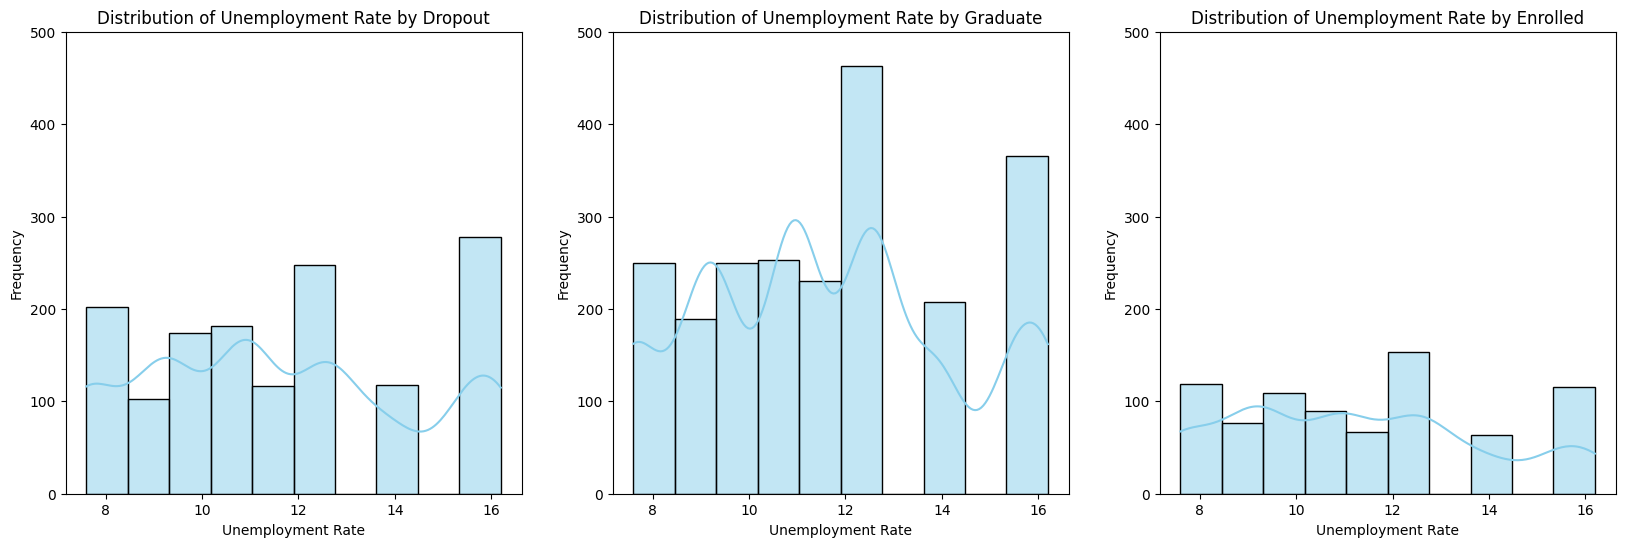
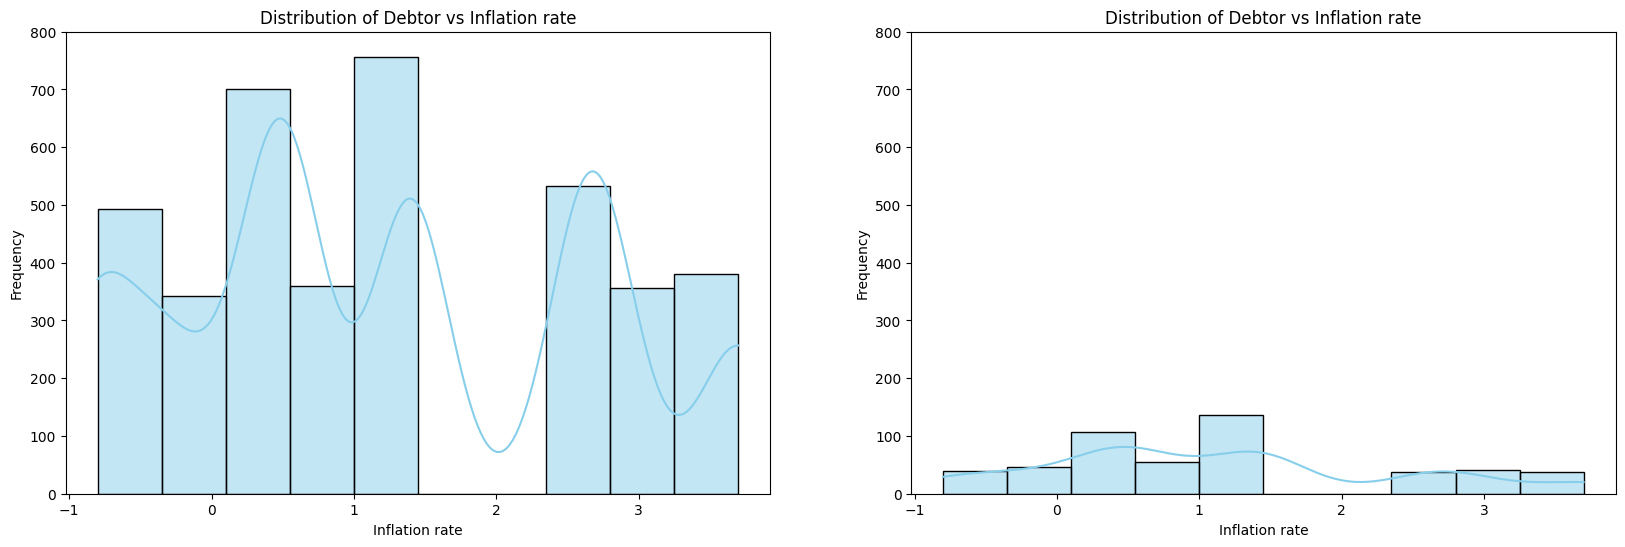
The change to this notebook cell's code, shown as a diff; its figure went from the first image to the second:
--- before
+++ after
@@ -1,11 +1,11 @@
-# PLot histogram Unemployment rate by Target
-fig, axes = plt.subplots(1, 3, figsize=(20, 6))
+# PLot histogram Inflation rate vs Debtor
+fig, axes = plt.subplots(1, 2, figsize=(20, 6))
 
-for i, target in enumerate(df['Target'].unique()):
-    plt.subplot(1, 3, i + 1)
-    sns.histplot(df[df['Target'] == target]['Unemployment rate'], bins=10, kde=True, ax=axes[i], color='skyblue')
-    axes[i].set_title(f'Distribution of Unemployment Rate by {target}')
-    axes[i].set_xlabel('Unemployment Rate')
+for i, debt in enumerate(df['Debtor'].unique()):
+    plt.subplot(1, 2, i + 1)
+    sns.histplot(df[df['Debtor'] == debt]['Inflation rate'], bins=10, kde=True, ax=axes[i], color='skyblue')
+    axes[i].set_title(f'Distribution of Debtor vs Inflation rate')
+    axes[i].set_xlabel('Inflation rate')
     axes[i].set_ylabel('Frequency')
-    axes[i].set_ylim(0, 500)
+    axes[i].set_ylim(0, 800)
 plt.show()

Commit: update